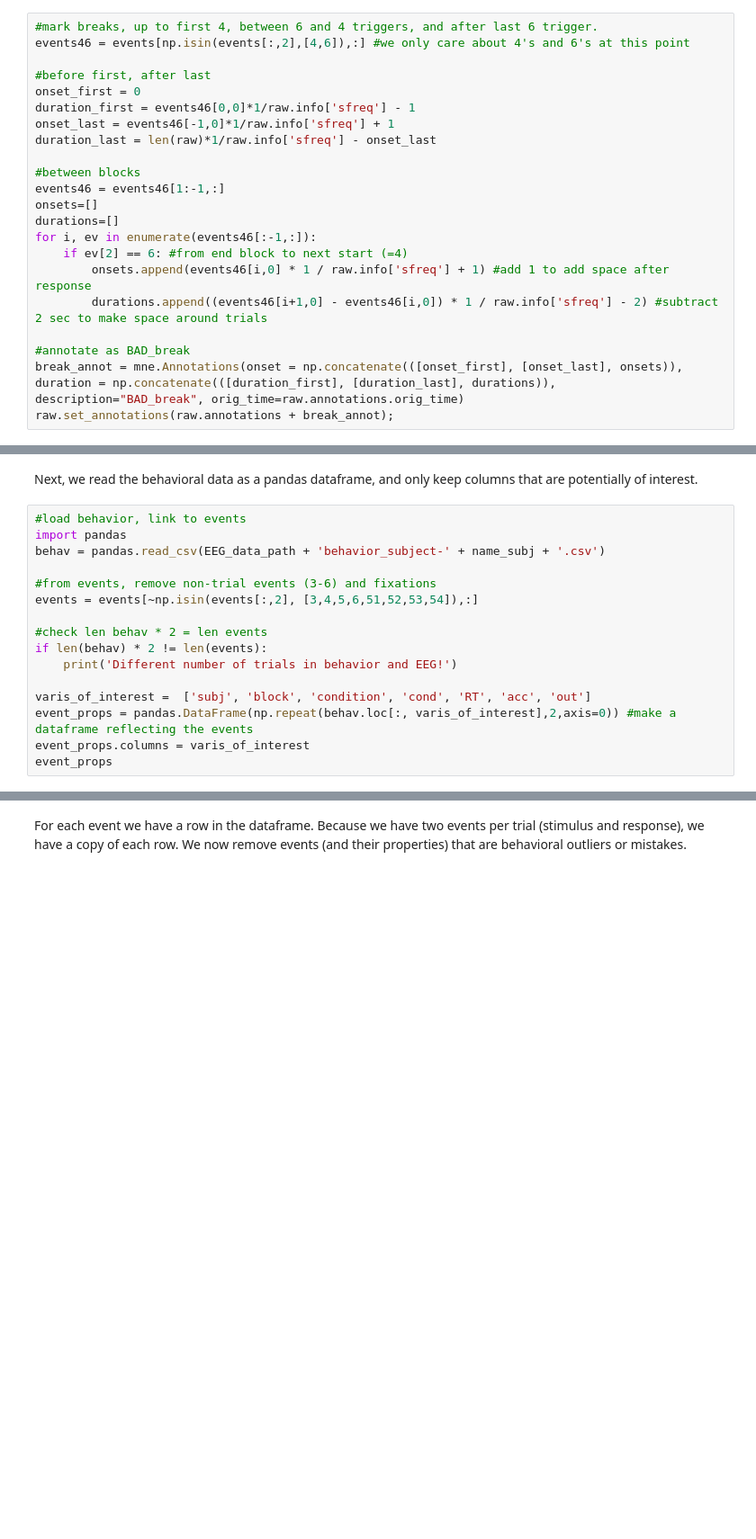
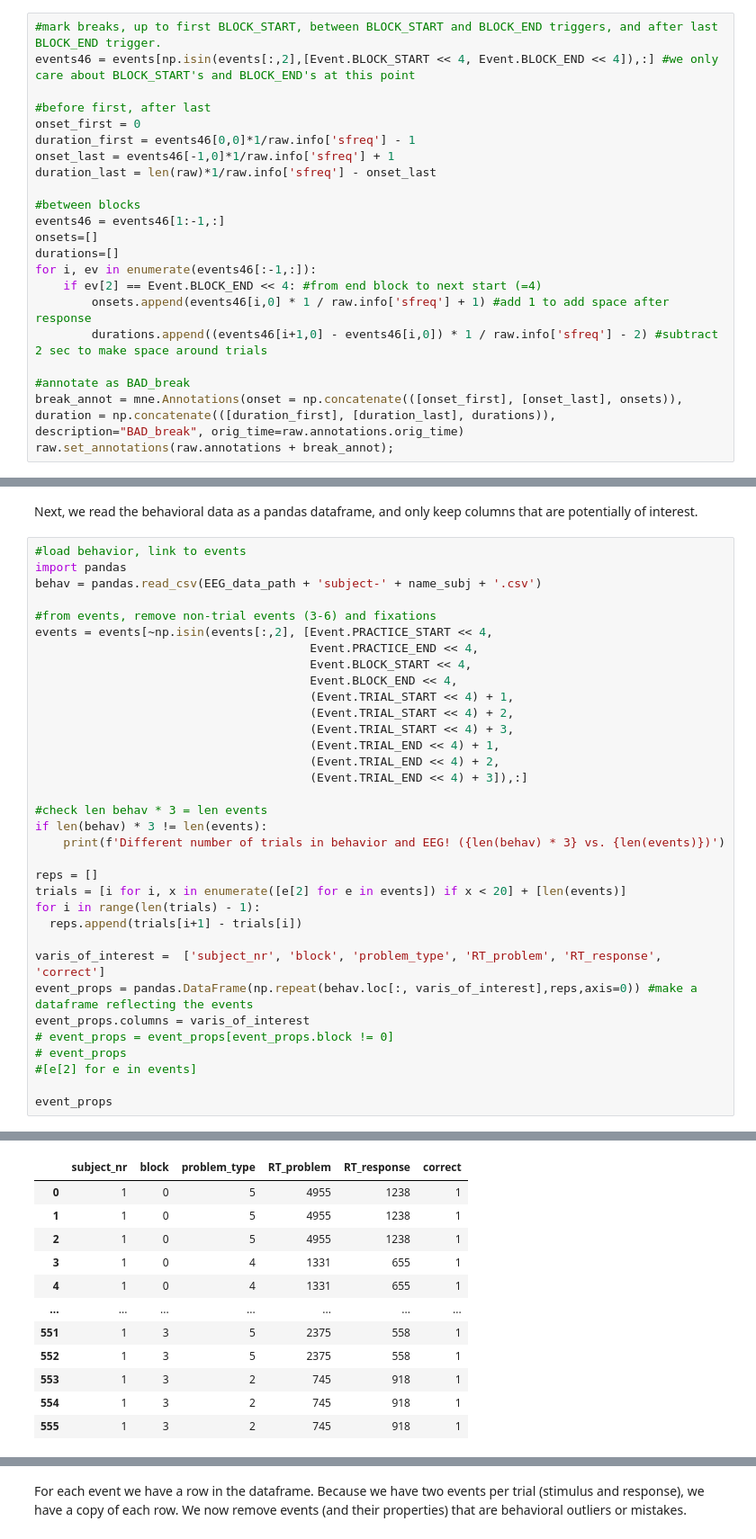
Before and after one commit to gavcarp/mccs-eeg-analysis, a Jupyter notebook: EEG_analysis.ipynb, the cells around one changed output, grey strips where cells are left out. Shown at 90% size. Cells and saved outputs as stored; diff of their text form; blank space fills up the shorter version.

```diff
--- a/EEG_analysis.ipynb
+++ b/EEG_analysis.ipynb
@@ -282,8 +294,8 @@ Used Annotations descriptions: ['BLOCK_END', 'BLOCK_START', 'PRACTICE_END', 'PRA
 # %% [markdown]
 Next, we mark data to-be-removed before the first block, between blocks, and after the last block, decreasing the data we have to check. This mean we have to mark everything up to the first '4' trigger, between '6' and '4' triggers, and after the last '6' trigger.
 # %%
-#mark breaks, up to first 4, between 6 and 4 triggers, and after last 6 trigger.
-events46 = events[np.isin(events[:,2],[4,6]),:] #we only care about 4's and 6's at this point
+#mark breaks, up to first BLOCK_START, between BLOCK_START and BLOCK_END triggers, and after last BLOCK_END trigger.
+events46 = events[np.isin(events[:,2],[Event.BLOCK_START << 4, Event.BLOCK_END << 4]),:] #we only care about BLOCK_START's and BLOCK_END's at this point
 
 #before first, after last
 onset_first = 0
@@ -296,7 +308,7 @@ events46 = events46[1:-1,:]
 onsets=[]
 durations=[]
 for i, ev in enumerate(events46[:-1,:]):
-    if ev[2] == 6: #from end block to next start (=4)
+    if ev[2] == Event.BLOCK_END << 4: #from end block to next start (=4)
         onsets.append(events46[i,0] * 1 / raw.info['sfreq'] + 1) #add 1 to add space after response
         durations.append((events46[i+1,0] - events46[i,0]) * 1 / raw.info['sfreq'] - 2) #subtract 2 sec to make space around trials
 
@@ -400,16 +509,35 @@ Next, we read the behavioral data as a pandas dataframe, and only keep columns t
 # %%
 #load behavior, link to events
 import pandas
-behav = pandas.read_csv(EEG_data_path + 'behavior_subject-' + name_subj + '.csv')
+behav = pandas.read_csv(EEG_data_path + 'subject-' + name_subj + '.csv')
 
 #from events, remove non-trial events (3-6) and fixations
-events = events[~np.isin(events[:,2], [3,4,5,6,51,52,53,54]),:]
+events = events[~np.isin(events[:,2], [Event.PRACTICE_START << 4,
+                                       Event.PRACTICE_END << 4,
+                                       Event.BLOCK_START << 4,
+                                       Event.BLOCK_END << 4,
+                                       (Event.TRIAL_START << 4) + 1,
+                                       (Event.TRIAL_START << 4) + 2,
+                                       (Event.TRIAL_START << 4) + 3,
+                                       (Event.TRIAL_END << 4) + 1,
+                                       (Event.TRIAL_END << 4) + 2,
+                                       (Event.TRIAL_END << 4) + 3]),:]
 
-#check len behav * 2 = len events
-if len(behav) * 2 != len(events):
-    print('Different number of trials in behavior and EEG!')
+#check len behav * 3 = len events
+if len(behav) * 3 != len(events):
+    print(f'Different number of trials in behavior and EEG! ({len(behav) * 3} vs. {len(events)})')
 
-varis_of_interest =  ['subj', 'block', 'condition', 'cond', 'RT', 'acc', 'out']
-event_props = pandas.DataFrame(np.repeat(behav.loc[:, varis_of_interest],2,axis=0)) #make a dataframe reflecting the events
+reps = []
+trials = [i for i, x in enumerate([e[2] for e in events]) if x < 20] + [len(events)]
+for i in range(len(trials) - 1):
+  reps.append(trials[i+1] - trials[i])
+
+varis_of_interest =  ['subject_nr', 'block', 'problem_type', 'RT_problem', 'RT_response', 'correct']
+event_props = pandas.DataFrame(np.repeat(behav.loc[:, varis_of_interest],reps,axis=0)) #make a dataframe reflecting the events
 event_props.columns = varis_of_interest
+# event_props = event_props[event_props.block != 0]
+# event_props
+#[e[2] for e in events]
+
 event_props
+# %% [output]
@@ -415,0 +545,12 @@ event_props
+|  | subject_nr | block | problem_type | RT_problem | RT_response | correct |
+| 0 | 1 | 0 | 5 | 4955 | 1238 | 1 |
+| 1 | 1 | 0 | 5 | 4955 | 1238 | 1 |
+| 2 | 1 | 0 | 5 | 4955 | 1238 | 1 |
+| 3 | 1 | 0 | 4 | 1331 | 655 | 1 |
+| 4 | 1 | 0 | 4 | 1331 | 655 | 1 |
+| ... | ... | ... | ... | ... | ... | ... |
+| 551 | 1 | 3 | 5 | 2375 | 558 | 1 |
+| 552 | 1 | 3 | 5 | 2375 | 558 | 1 |
+| 553 | 1 | 3 | 2 | 745 | 918 | 1 |
+| 554 | 1 | 3 | 2 | 745 | 918 | 1 |
+| 555 | 1 | 3 | 2 | 745 | 918 | 1 |
```
Also changed, not shown: parts of 26 cells of this notebook.
